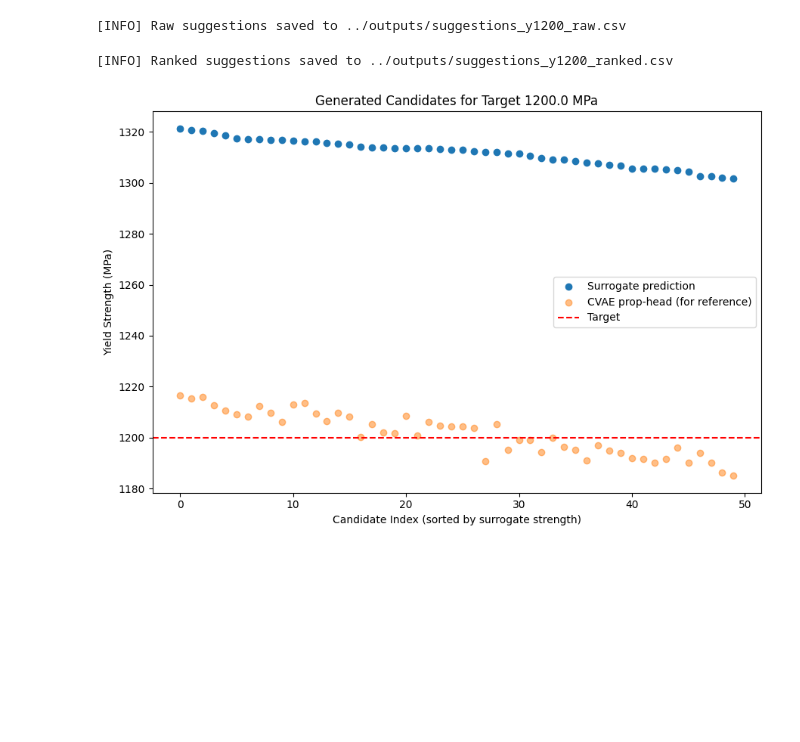
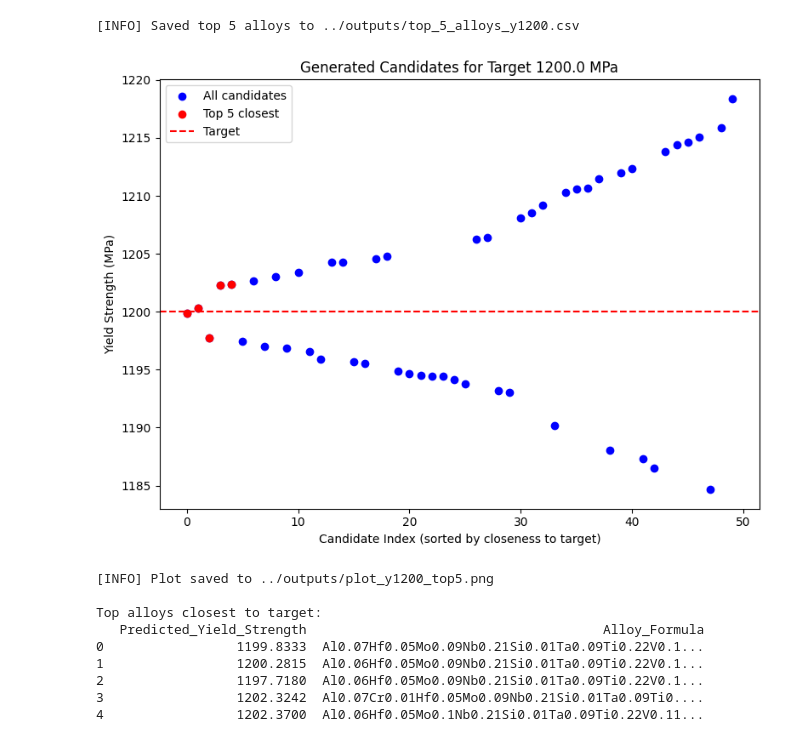
Before and after one commit to shruti-sivakumar/RHEA-Inverse-Design-Using-VAE, a Jupyter notebook: src/evaluate_cvae.ipynb, the cells around one changed output. Saved outputs shown, nothing was run; the diff lists cells and outputs as text; code cells hidden in the pictures; blank space fills up the shorter version.

Commit message:
Removed surrogate and outputted alloy composition

```diff
--- a/src/evaluate_cvae.ipynb
+++ b/src/evaluate_cvae.ipynb
@@ -99,13 +11,0 @@ df_gen["Predicted_Yield_Strength_Surrogate"] = surrogate.predict(X_gen_for_surro
-# %%
-raw_path = OUT_DIR / f"suggestions_y{int(TARGET_YIELD)}_raw.csv"
-df_gen.to_csv(raw_path, index=False)
-print(f"[INFO] Raw suggestions saved to {raw_path}")
-# %% [output]
-[INFO] Raw suggestions saved to ../outputs/suggestions_y1200_raw.csv
-# %%
-df_ranked = df_gen.sort_values(by="Predicted_Yield_Strength_Surrogate", ascending=False).reset_index(drop=True)
-ranked_path = OUT_DIR / f"suggestions_y{int(TARGET_YIELD)}_ranked.csv"
-df_ranked.to_csv(ranked_path, index=False)
-print(f"[INFO] Ranked suggestions saved to {ranked_path}")
-# %% [output]
-[INFO] Ranked suggestions saved to ../outputs/suggestions_y1200_ranked.csv
@@ -112,25 +29,51 @@ print(f"[INFO] Ranked suggestions saved to {ranked_path}")
+# %%
+df = pd.read_csv(CSV_PATH)
+
+# Add alloy formula column
+df["Alloy_Formula"] = df.apply(make_alloy_formula, axis=1)
+
+# Sort by closeness to target
+df_sorted = df.iloc[(df["Predicted_Yield_Strength"] - TARGET_YIELD).abs().argsort()]
+
+# Pick top N
+df_top = df_sorted.head(TOP_N).reset_index(drop=True)
+
+# Save top N to outputs
+top_csv_path = OUT_DIR / f"top_{TOP_N}_alloys_y{int(TARGET_YIELD)}.csv"
+df_top.to_csv(top_csv_path, index=False)
+
+print(f"[INFO] Saved top {TOP_N} alloys to {top_csv_path}")
+# %% [output]
+[INFO] Saved top 5 alloys to ../outputs/top_5_alloys_y1200.csv
 # %%
-plt.figure(figsize=(9,6))
-plt.scatter(
-    range(len(df_ranked)),
-    df_ranked["Predicted_Yield_Strength_Surrogate"],
-    label="Surrogate prediction"
-)
-if "Predicted_Yield_Strength_CVAE" in df_ranked.columns:
-    plt.scatter(
-        range(len(df_ranked)),
-        df_ranked["Predicted_Yield_Strength_CVAE"],
-        alpha=0.5,
-        label="CVAE prop-head (for reference)"
-    )
-plt.axhline(y=TARGET_YIELD, linestyle="--", label="Target", color="r")
-plt.xlabel("Candidate Index (sorted by surrogate strength)")
+plt.figure(figsize=(8,6))
+plt.scatter(range(len(df_sorted)), df_sorted["Predicted_Yield_Strength"],
+            color='blue', label="All candidates")
+plt.scatter(df_top.index, df_top["Predicted_Yield_Strength"],
+            color='red', label=f"Top {TOP_N} closest")
+plt.axhline(y=TARGET_YIELD, color='r', linestyle='--', label='Target')
+
+plt.xlabel("Candidate Index (sorted by closeness to target)")
 plt.ylabel("Yield Strength (MPa)")
 plt.title(f"Generated Candidates for Target {TARGET_YIELD} MPa")
 plt.legend()
-plot_path = OUT_DIR / f"yield_strength_plot_y{int(TARGET_YIELD)}.png"
 plt.tight_layout()
+
+plot_path = OUT_DIR / f"plot_y{int(TARGET_YIELD)}_top{TOP_N}.png"
 plt.savefig(plot_path, dpi=300)
 plt.show()
+
+print(f"[INFO] Plot saved to {plot_path}")
+print("\nTop alloys closest to target:")
+print(df_top[["Predicted_Yield_Strength", "Alloy_Formula"]])
 # %% [output]
-[figure, old version]
+[figure, new version]
+[INFO] Plot saved to ../outputs/plot_y1200_top5.png
+
+Top alloys closest to target:
+   Predicted_Yield_Strength                                      Alloy_Formula
+0                 1199.8333  Al0.07Hf0.05Mo0.09Nb0.21Si0.01Ta0.09Ti0.22V0.1...
+1                 1200.2815  Al0.06Hf0.05Mo0.09Nb0.21Si0.01Ta0.09Ti0.22V0.1...
+2                 1197.7180  Al0.06Hf0.05Mo0.09Nb0.21Si0.01Ta0.09Ti0.22V0.1...
+3                 1202.3242  Al0.07Cr0.01Hf0.05Mo0.09Nb0.21Si0.01Ta0.09Ti0....
+4                 1202.3700  Al0.06Hf0.05Mo0.1Nb0.21Si0.01Ta0.09Ti0.22V0.11...
```
Also changed, not shown: parts of 10 cells of this notebook, 6 other files.
